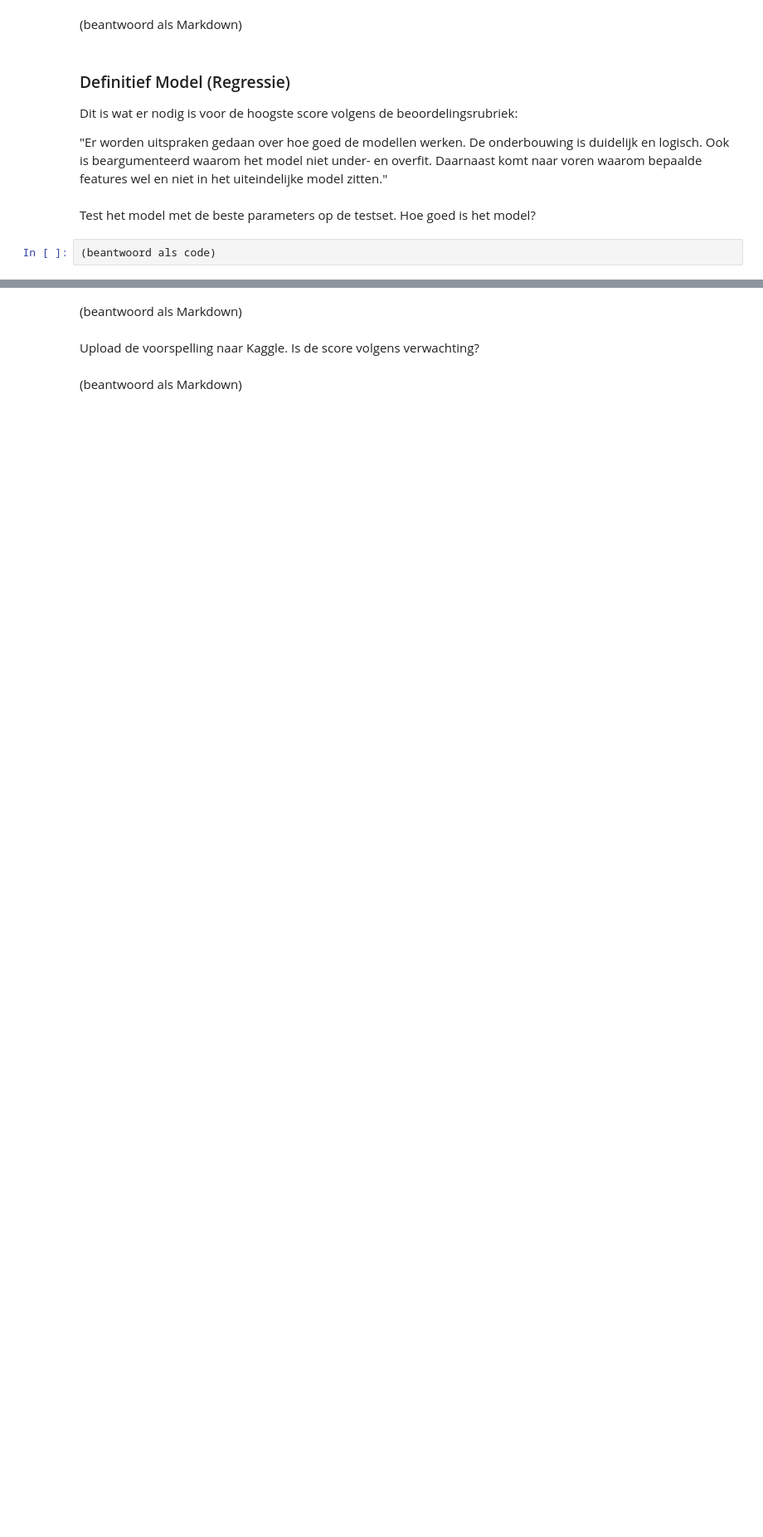
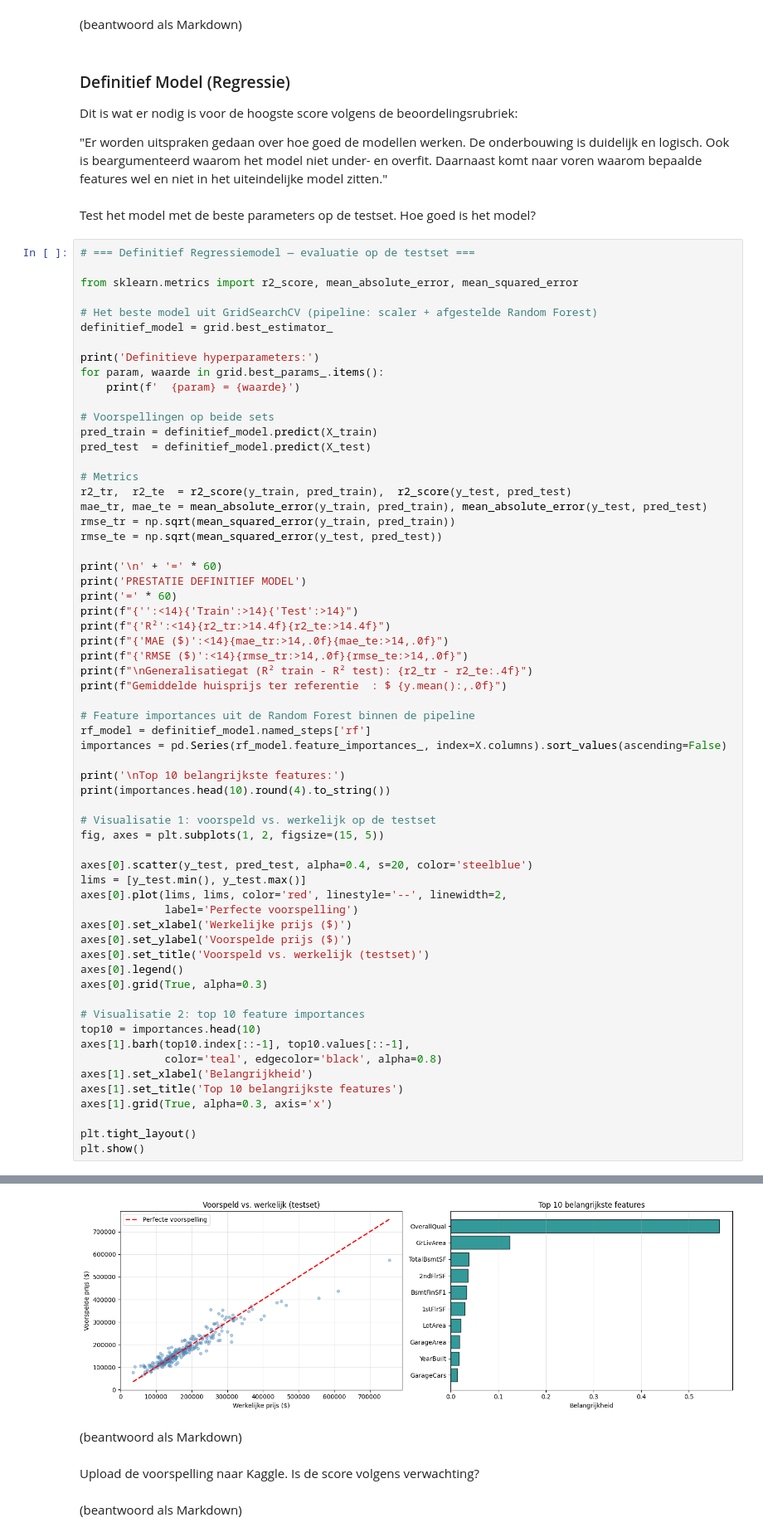
Before and after one commit to Nethamine/OP_2_Data_Mining, a Jupyter notebook: Data Mining - Opdracht 2 (Parameters & Prestatiemetrics).ipynb, the cells around one changed output, grey strips where cells are left out. Shown at 83% size. Cells and saved outputs as stored; diff of their text form; blank space fills up the shorter version.

```diff
--- a/Data Mining - Opdracht 2 (Parameters & Prestatiemetrics).ipynb
+++ b/Data Mining - Opdracht 2 (Parameters & Prestatiemetrics).ipynb
@@ -543,4 +672,65 @@ Dit is wat er nodig is voor de hoogste score volgens de beoordelingsrubriek:
 # %% [markdown]
 Test het model met de beste parameters op de testset. Hoe goed is het model?
 # %%
-(beantwoord als code)
+# === Definitief Regressiemodel — evaluatie op de testset ===
+
+from sklearn.metrics import r2_score, mean_absolute_error, mean_squared_error
+
+# Het beste model uit GridSearchCV (pipeline: scaler + afgestelde Random Forest)
+definitief_model = grid.best_estimator_
+
+print('Definitieve hyperparameters:')
+for param, waarde in grid.best_params_.items():
+    print(f'  {param} = {waarde}')
+
+# Voorspellingen op beide sets
+pred_train = definitief_model.predict(X_train)
+pred_test  = definitief_model.predict(X_test)
+
+# Metrics
+r2_tr,  r2_te  = r2_score(y_train, pred_train),  r2_score(y_test, pred_test)
+mae_tr, mae_te = mean_absolute_error(y_train, pred_train), mean_absolute_error(y_test, pred_test)
+rmse_tr = np.sqrt(mean_squared_error(y_train, pred_train))
+rmse_te = np.sqrt(mean_squared_error(y_test, pred_test))
+
+print('\n' + '=' * 60)
+print('PRESTATIE DEFINITIEF MODEL')
+print('=' * 60)
+print(f"{'':<14}{'Train':>14}{'Test':>14}")
+print(f"{'R²':<14}{r2_tr:>14.4f}{r2_te:>14.4f}")
+print(f"{'MAE ($)':<14}{mae_tr:>14,.0f}{mae_te:>14,.0f}")
+print(f"{'RMSE ($)':<14}{rmse_tr:>14,.0f}{rmse_te:>14,.0f}")
+print(f"\nGeneralisatiegat (R² train - R² test): {r2_tr - r2_te:.4f}")
+print(f"Gemiddelde huisprijs ter referentie  : $ {y.mean():,.0f}")
+
+# Feature importances uit de Random Forest binnen de pipeline
+rf_model = definitief_model.named_steps['rf']
+importances = pd.Series(rf_model.feature_importances_, index=X.columns).sort_values(ascending=False)
+
+print('\nTop 10 belangrijkste features:')
+print(importances.head(10).round(4).to_string())
+
+# Visualisatie 1: voorspeld vs. werkelijk op de testset
+fig, axes = plt.subplots(1, 2, figsize=(15, 5))
+
+axes[0].scatter(y_test, pred_test, alpha=0.4, s=20, color='steelblue')
+lims = [y_test.min(), y_test.max()]
+axes[0].plot(lims, lims, color='red', linestyle='--', linewidth=2,
+             label='Perfecte voorspelling')
+axes[0].set_xlabel('Werkelijke prijs ($)')
+axes[0].set_ylabel('Voorspelde prijs ($)')
+axes[0].set_title('Voorspeld vs. werkelijk (testset)')
+axes[0].legend()
+axes[0].grid(True, alpha=0.3)
+
+# Visualisatie 2: top 10 feature importances
+top10 = importances.head(10)
+axes[1].barh(top10.index[::-1], top10.values[::-1],
+             color='teal', edgecolor='black', alpha=0.8)
+axes[1].set_xlabel('Belangrijkheid')
+axes[1].set_title('Top 10 belangrijkste features')
+axes[1].grid(True, alpha=0.3, axis='x')
+
+plt.tight_layout()
+plt.show()
+# %% [output]
@@ -547,3 +754,4 @@ Test het model met de beste parameters op de testset. Hoe goed is het model?
+[figure, added]
 # %% [markdown]
 (beantwoord als Markdown)
 # %% [markdown]
```
Also changed, not shown: parts of 2 cells of this notebook.
